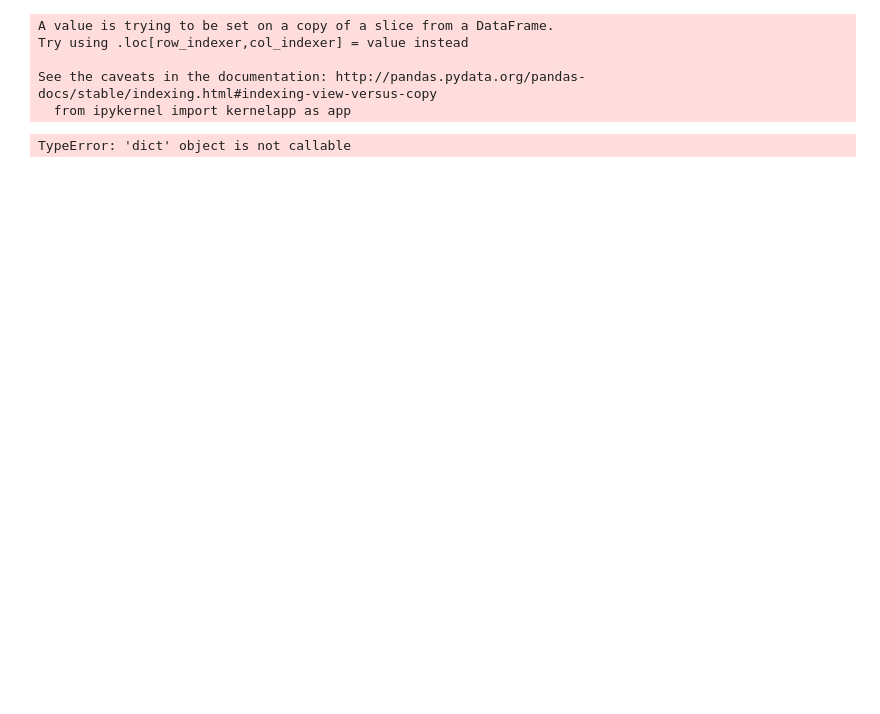
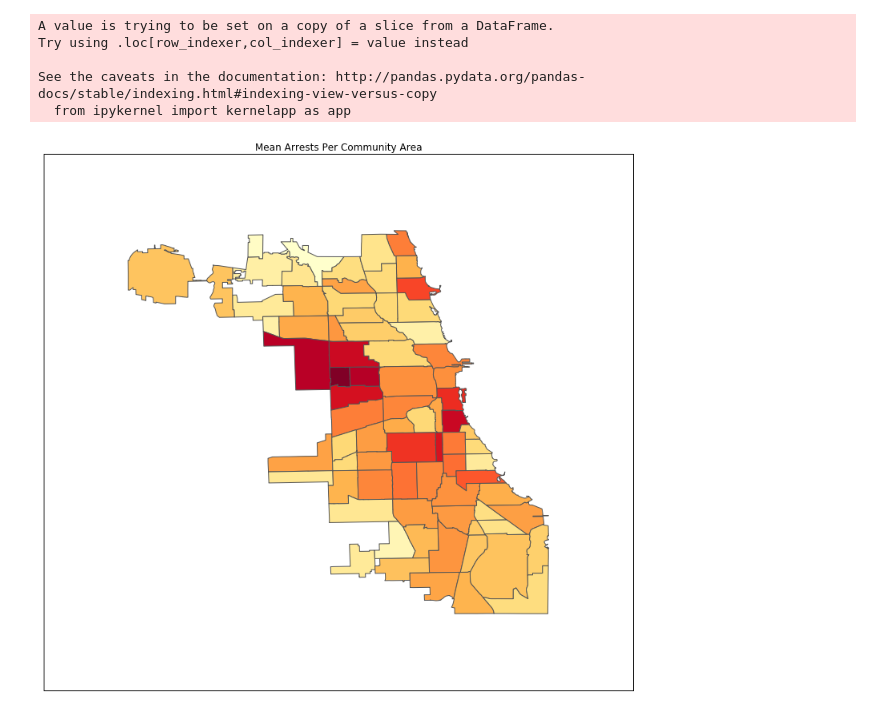
Before and after one commit to crime-analysis/crime_predictions, a Jupyter notebook: Community Areas.ipynb, the cells around one changed output. Cells and saved outputs as stored; diff of their text form; code cells hidden in the pictures; blank space fills up the shorter version.

```diff
--- a/Community Areas.ipynb
+++ b/Community Areas.ipynb
@@ -79,11 +86,12 @@ plot_against_comm_area(total_community_area_crimes, "Total Crimes Per Community
 # %%
 arrests = df[['Arrest', 'Community Area']]
 arrests['Arrest'] = arrests['Arrest'].astype(np.float64)
-arrests.groupby('Community Area').groups()
+mean_arr_per_area = arrests.groupby('Community Area').mean()
+plot_against_comm_area(mean_arr_per_area.to_dict()['Arrest'], "Mean Arrests Per Community Area")
 # %% [output]
 A value is trying to be set on a copy of a slice from a DataFrame.
 Try using .loc[row_indexer,col_indexer] = value instead
 
 See the caveats in the documentation: http://pandas.pydata.org/pandas-docs/stable/indexing.html#indexing-view-versus-copy
   from ipykernel import kernelapp as app
-TypeError: 'dict' object is not callable
+[figure, added]
```
Also changed, not shown: parts of 3 cells of this notebook.
